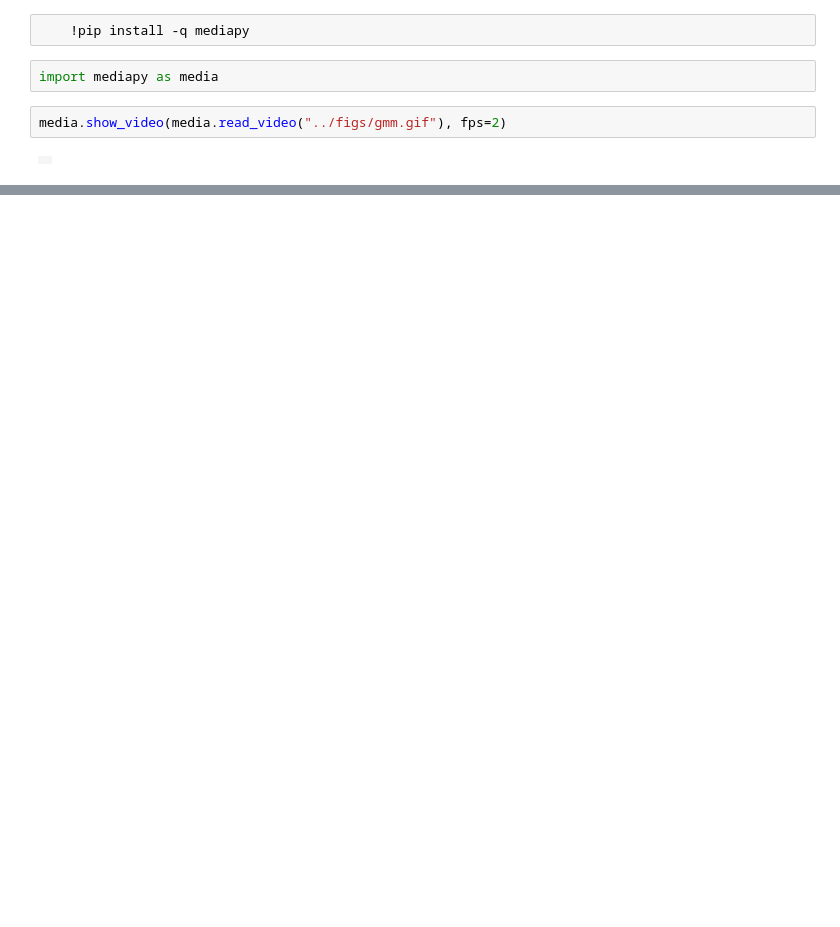
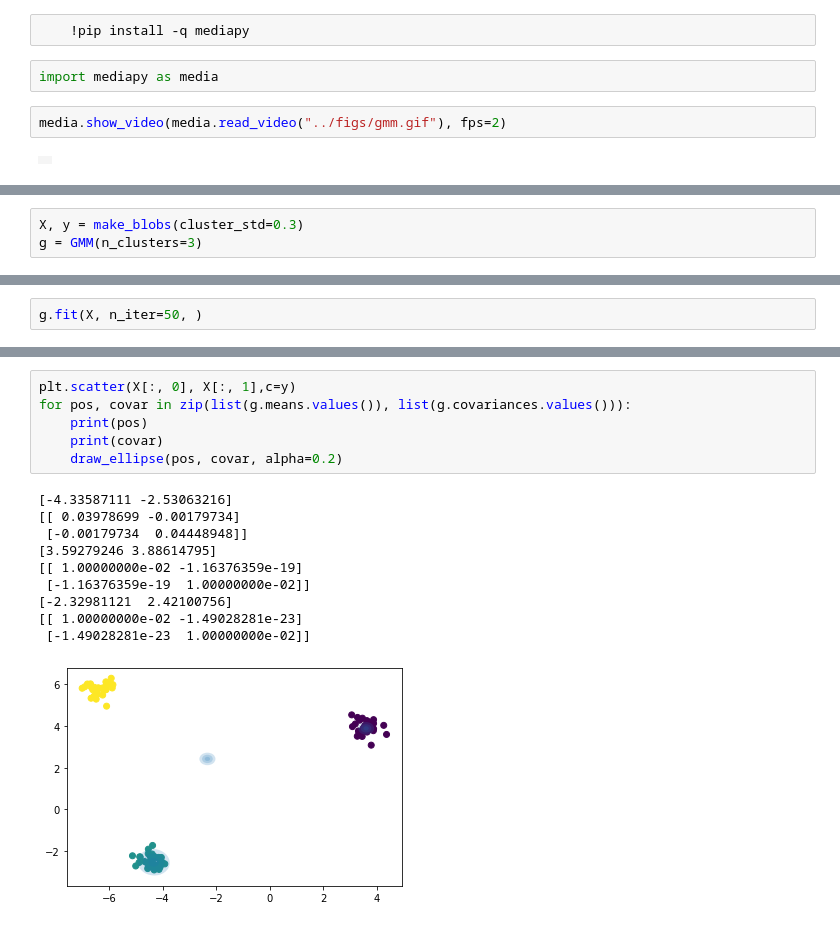
Before and after one commit to explain-ml/explain-ml-deprecated, a Jupyter notebook: notebooks/2021-March-23-GMM.ipynb, the cells around one changed output, grey strips where cells are left out. Saved outputs shown, nothing was run; the diff lists cells and outputs as text; blank space fills up the shorter version.

```diff
--- a/notebooks/2021-March-23-GMM.ipynb
+++ b/notebooks/2021-March-23-GMM.ipynb
@@ -174,0 +247,3 @@ media.show_video(media.read_video("../figs/gmm.gif"), fps=2)
+# %%
+X, y = make_blobs(cluster_std=0.3)
+g = GMM(n_clusters=3)
@@ -174,0 +252,2 @@ media.show_video(media.read_video("../figs/gmm.gif"), fps=2)
+# %%
+g.fit(X, n_iter=50, )
@@ -174,0 +286,17 @@ media.show_video(media.read_video("../figs/gmm.gif"), fps=2)
+# %%
+plt.scatter(X[:, 0], X[:, 1],c=y)
+for pos, covar in zip(list(g.means.values()), list(g.covariances.values())):
+    print(pos)
+    print(covar)
+    draw_ellipse(pos, covar, alpha=0.2)
+# %% [output]
+[-4.33587111 -2.53063216]
+[[ 0.03978699 -0.00179734]
+ [-0.00179734  0.04448948]]
+[3.59279246 3.88614795]
+[[ 1.00000000e-02 -1.16376359e-19]
+ [-1.16376359e-19  1.00000000e-02]]
+[-2.32981121  2.42100756]
+[[ 1.00000000e-02 -1.49028281e-23]
+ [-1.49028281e-23  1.00000000e-02]]
+[figure, added]
```
Also changed, not shown: parts of 12 cells of this notebook.
